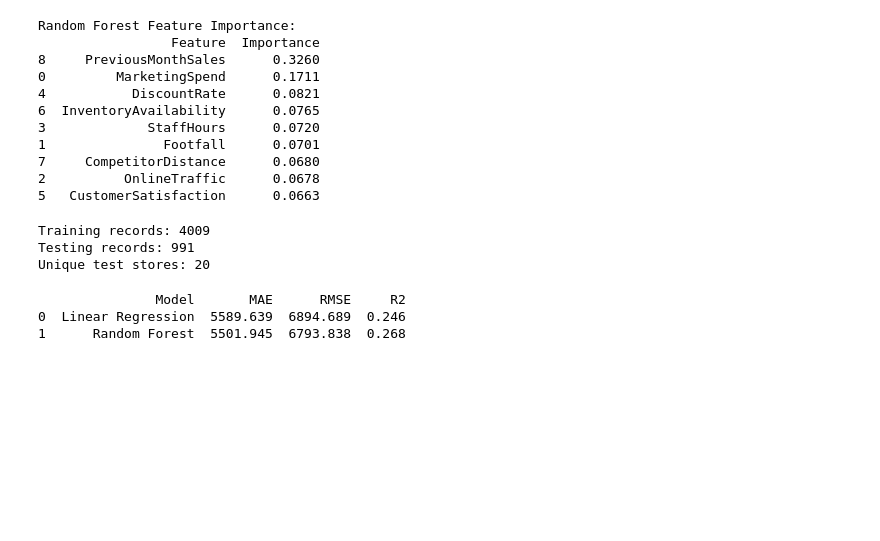
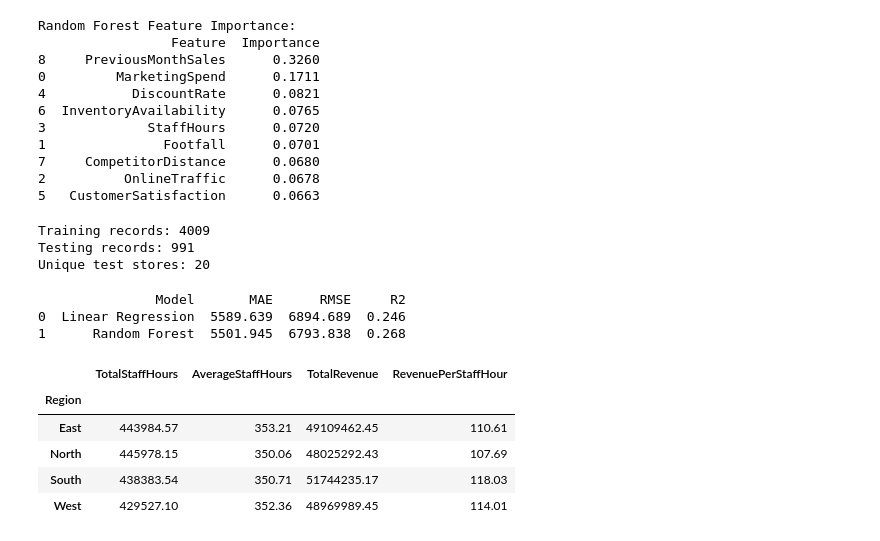
Before and after one commit to n00231001/ResearchAndAnalytics, a Jupyter notebook: Task1_retailAnalytics/retail_analysis.ipynb, the cells around one changed output. Drawn from its saved outputs; the diff is of its cells as text; code cells hidden in the pictures; blank space fills up the shorter version.

```diff
--- a/Task1_retailAnalytics/retail_analysis.ipynb
+++ b/Task1_retailAnalytics/retail_analysis.ipynb
@@ -969,3 +969,23 @@ print(group_results.round(3))
                Model       MAE      RMSE     R2
 0  Linear Regression  5589.639  6894.689  0.246
 1      Random Forest  5501.945  6793.838  0.268
+# %%
+staff_by_region = df.groupby("Region").agg(
+    TotalStaffHours=("StaffHours", "sum"),
+    AverageStaffHours=("StaffHours", "mean"),
+    TotalRevenue=("SalesRevenue", "sum")
+)
+
+staff_by_region["RevenuePerStaffHour"] = (
+    staff_by_region["TotalRevenue"] /
+    staff_by_region["TotalStaffHours"]
+)
+
+display(staff_by_region.round(2))
+# %% [output]
+|  | TotalStaffHours | AverageStaffHours | TotalRevenue | RevenuePerStaffHour |
+| Region |  |  |  |  |
+| East | 443984.57 | 353.21 | 49109462.45 | 110.61 |
+| North | 445978.15 | 350.06 | 48025292.43 | 107.69 |
+| South | 438383.54 | 350.71 | 51744235.17 | 118.03 |
+| West | 429527.10 | 352.36 | 48969989.45 | 114.01 |
```
Also changed, not shown: parts of 6 cells of this notebook.
